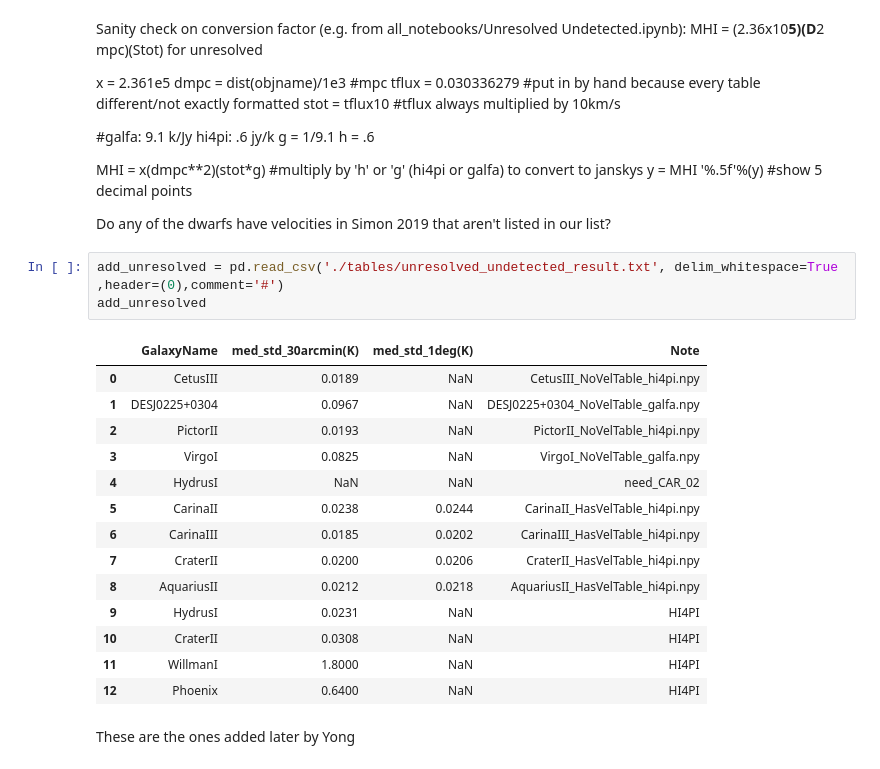
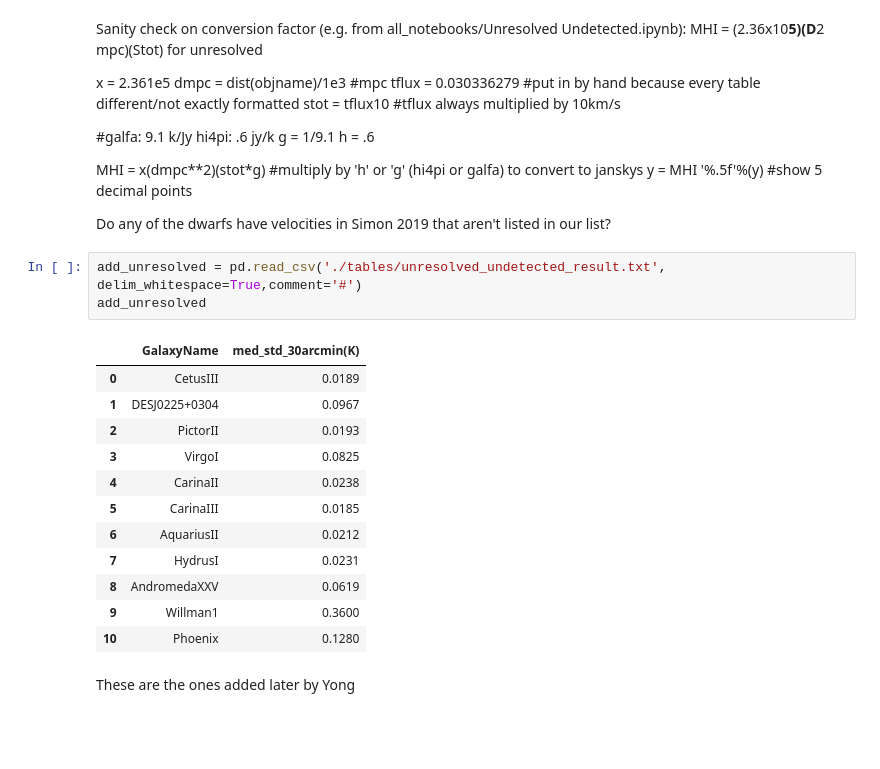
Before and after one commit to janagrc/HIdwarflimits, a Jupyter notebook: HI_Limits.ipynb, the cells around one changed output. Drawn from its saved outputs; the diff is of its cells as text; blank space fills up the shorter version.

```diff
--- a/HI_Limits.ipynb
+++ b/HI_Limits.ipynb
@@ -255,23 +255,21 @@ MHI = x(dmpc**2)(stot*g) #multiply by 'h' or 'g' (hi4pi or galfa) to convert to
 
 Do any of the dwarfs have velocities in Simon 2019 that aren't listed in our list?
 # %%
-add_unresolved = pd.read_csv('./tables/unresolved_undetected_result.txt', delim_whitespace=True ,header=(0),comment='#')
+add_unresolved = pd.read_csv('./tables/unresolved_undetected_result.txt', delim_whitespace=True,comment='#')
 add_unresolved
 # %% [output]
-|  | GalaxyName | med_std_30arcmin(K) | med_std_1deg(K) | Note |
-| 0 | CetusIII | 0.0189 | NaN | CetusIII_NoVelTable_hi4pi.npy |
-| 1 | DESJ0225+0304 | 0.0967 | NaN | DESJ0225+0304_NoVelTable_galfa.npy |
-| 2 | PictorII | 0.0193 | NaN | PictorII_NoVelTable_hi4pi.npy |
-| 3 | VirgoI | 0.0825 | NaN | VirgoI_NoVelTable_galfa.npy |
-| 4 | HydrusI | NaN | NaN | need_CAR_02 |
-| 5 | CarinaII | 0.0238 | 0.0244 | CarinaII_HasVelTable_hi4pi.npy |
-| 6 | CarinaIII | 0.0185 | 0.0202 | CarinaIII_HasVelTable_hi4pi.npy |
-| 7 | CraterII | 0.0200 | 0.0206 | CraterII_HasVelTable_hi4pi.npy |
-| 8 | AquariusII | 0.0212 | 0.0218 | AquariusII_HasVelTable_hi4pi.npy |
-| 9 | HydrusI | 0.0231 | NaN | HI4PI |
-| 10 | CraterII | 0.0308 | NaN | HI4PI |
-| 11 | WillmanI | 1.8000 | NaN | HI4PI |
-| 12 | Phoenix | 0.6400 | NaN | HI4PI |
+|  | GalaxyName | med_std_30arcmin(K) |
+| 0 | CetusIII | 0.0189 |
+| 1 | DESJ0225+0304 | 0.0967 |
+| 2 | PictorII | 0.0193 |
+| 3 | VirgoI | 0.0825 |
+| 4 | CarinaII | 0.0238 |
+| 5 | CarinaIII | 0.0185 |
+| 6 | AquariusII | 0.0212 |
+| 7 | HydrusI | 0.0231 |
+| 8 | AndromedaXXV | 0.0619 |
+| 9 | Willman1 | 0.3600 |
+| 10 | Phoenix | 0.1280 |
 # %% [markdown]
 These are the ones added later by Yong
 # %%
```
Also changed, not shown: parts of 33 cells of this notebook, 6 other files.
